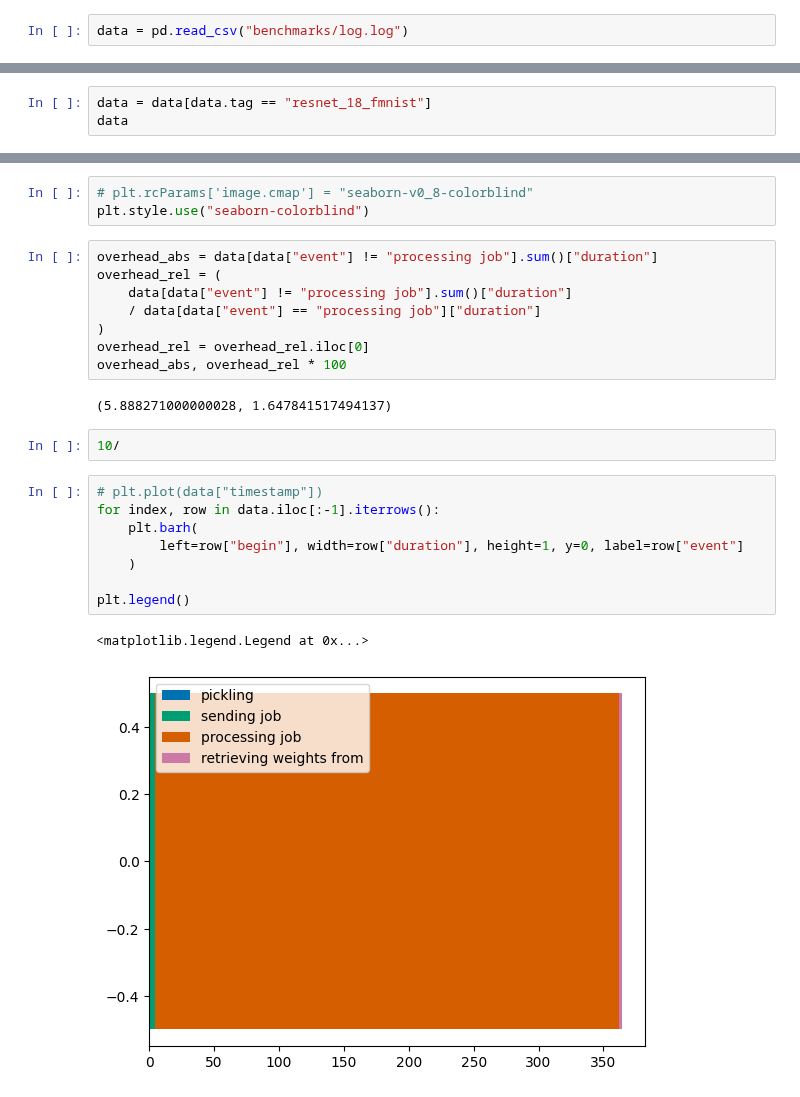
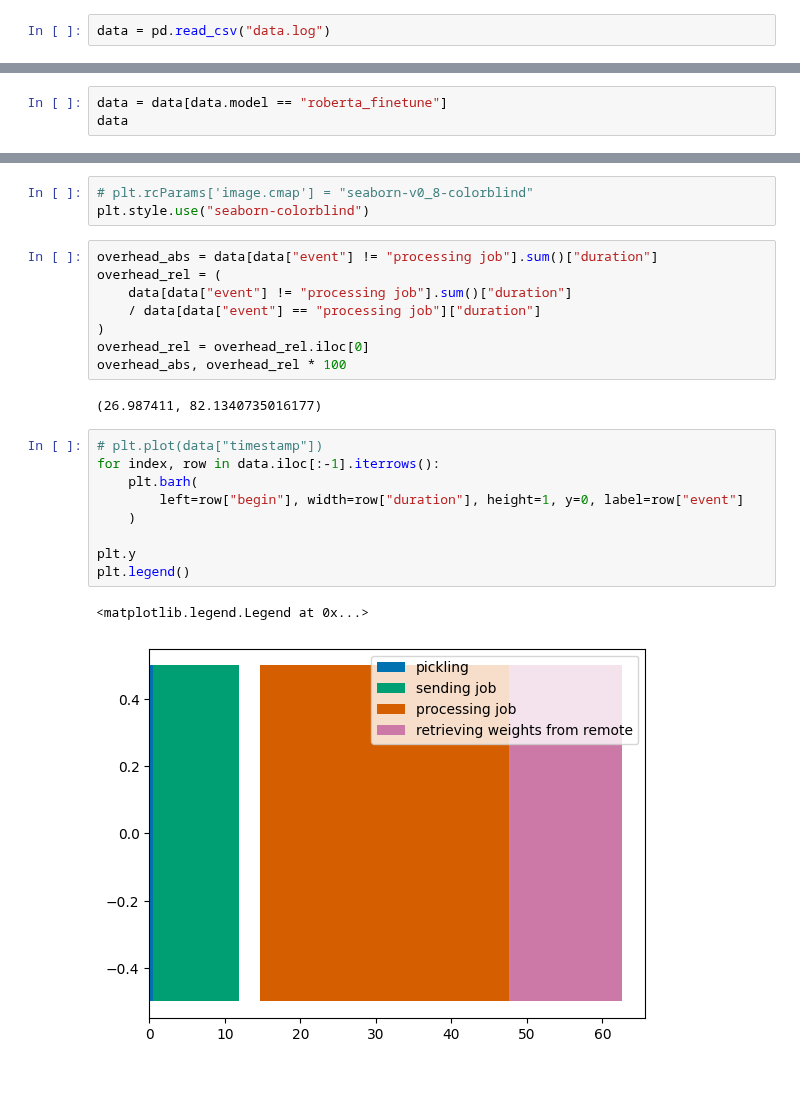
Before and after one commit to osmhpi/Ersa, a Jupyter notebook: validation/analysis.ipynb, the cells around one changed output, grey strips where cells are left out. Drawn from its saved outputs; the diff is of its cells as text.

```diff
--- a/validation/analysis.ipynb
+++ b/validation/analysis.ipynb
@@ -3,10 +3,10 @@ import pandas as pd
 import matplotlib.pyplot as plt
 import numpy as np
 # %%
-data = pd.read_csv("benchmarks/log.log")
+data = pd.read_csv("data.log")
 # %%
 data["timestamp"] = pd.to_datetime(data["timestamp"])
 # %%
-data = data[data.tag == "resnet_18_fmnist"]
+data = data[data.model == "roberta_finetune"]
 data
 # %% [output]
@@ -55,20 +56,19 @@ overhead_rel = (
 overhead_rel = overhead_rel.iloc[0]
 overhead_abs, overhead_rel * 100
 # %% [output]
-(5.888271000000028, 1.647841517494137)
+(26.987411, 82.1340735016177)
-# %%
-10/
 # %%
 # plt.plot(data["timestamp"])
 for index, row in data.iloc[:-1].iterrows():
     plt.barh(
         left=row["begin"], width=row["duration"], height=1, y=0, label=row["event"]
     )
 
+plt.y
 plt.legend()
 # %% [output]
 <matplotlib.legend.Legend at 0x...>
-[figure, old version]
+[figure, new version]
 # %%
 data.plot()
 # %% [output]
```
Also changed, not shown: parts of 3 cells of this notebook.
